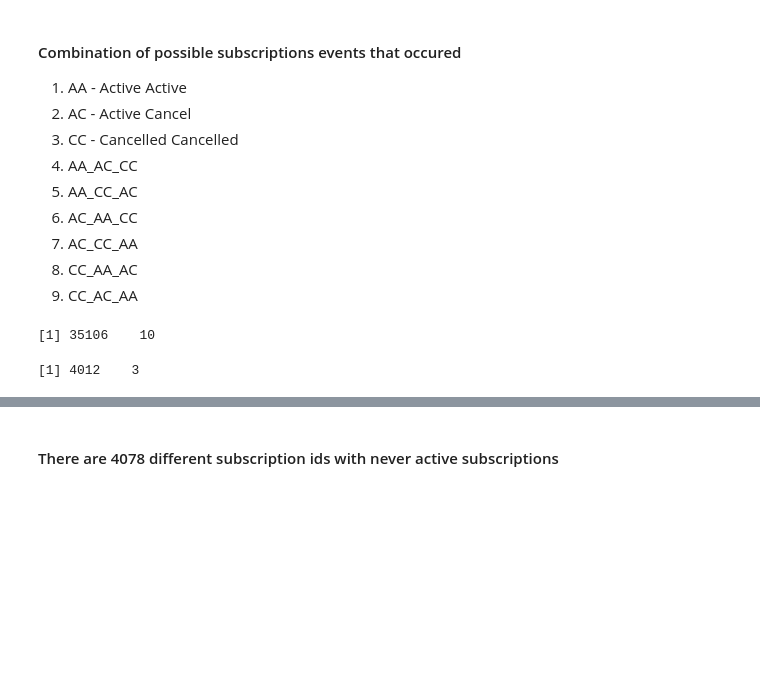
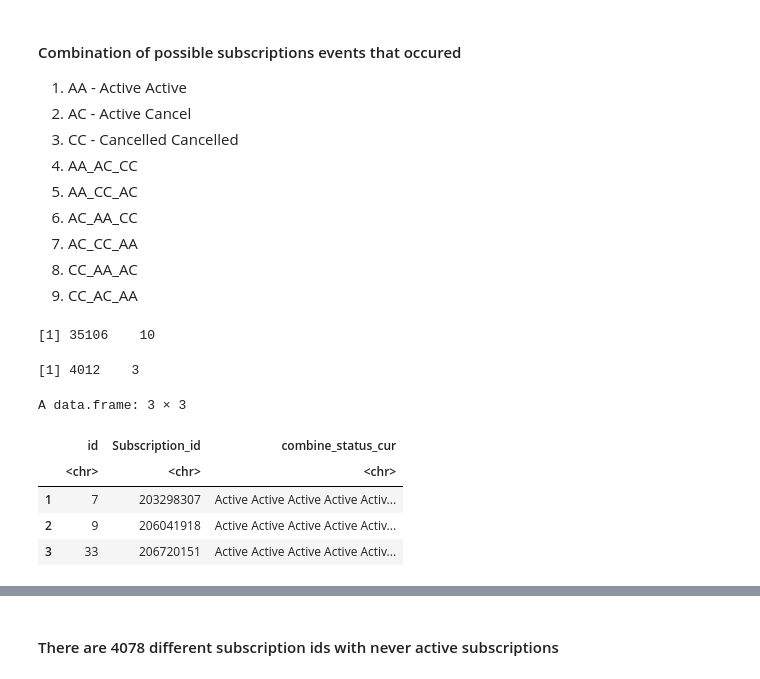
Before and after one commit to almedida/new_analysis_pendulum, a Jupyter notebook: new_analysis_pendulum.ipynb, the cells around one changed output, grey strips where cells are left out. Cells and saved outputs as stored; diff of their text form; code cells hidden in the pictures; blank space fills up the shorter version.

```diff
--- a/new_analysis_pendulum.ipynb
+++ b/new_analysis_pendulum.ipynb
@@ -910,9 +910,16 @@ for(sub in unique_sub){
 # %%
 #all active subscriptions ids with no cancellation. It seems these are automatic payment methods
 all_active_subs <- data_df %>% filter(!str_detect(combine_status_cur, "Cancelled"))
 dim(all_active_subs)
+head(all_active_subs, 3)
 # %% [output]
 [1] 4012    3
+A data.frame: 3 × 3
+|  | id | Subscription_id | combine_status_cur |
+|  | <chr> | <chr> | <chr> |
+| 1 | 7 | 203298307 | Active Active Active Active Activ... |
+| 2 | 9 | 206041918 | Active Active Active Active Activ... |
+| 3 | 33 | 206720151 | Active Active Active Active Activ... |
 # %%
 #never active subscriptions ids with no cancellation.
 all_cancelled_subs <- data_df %>% filter(!str_detect(combine_status_cur, "Active"))
```
Also changed, not shown: parts of 36 cells of this notebook.
